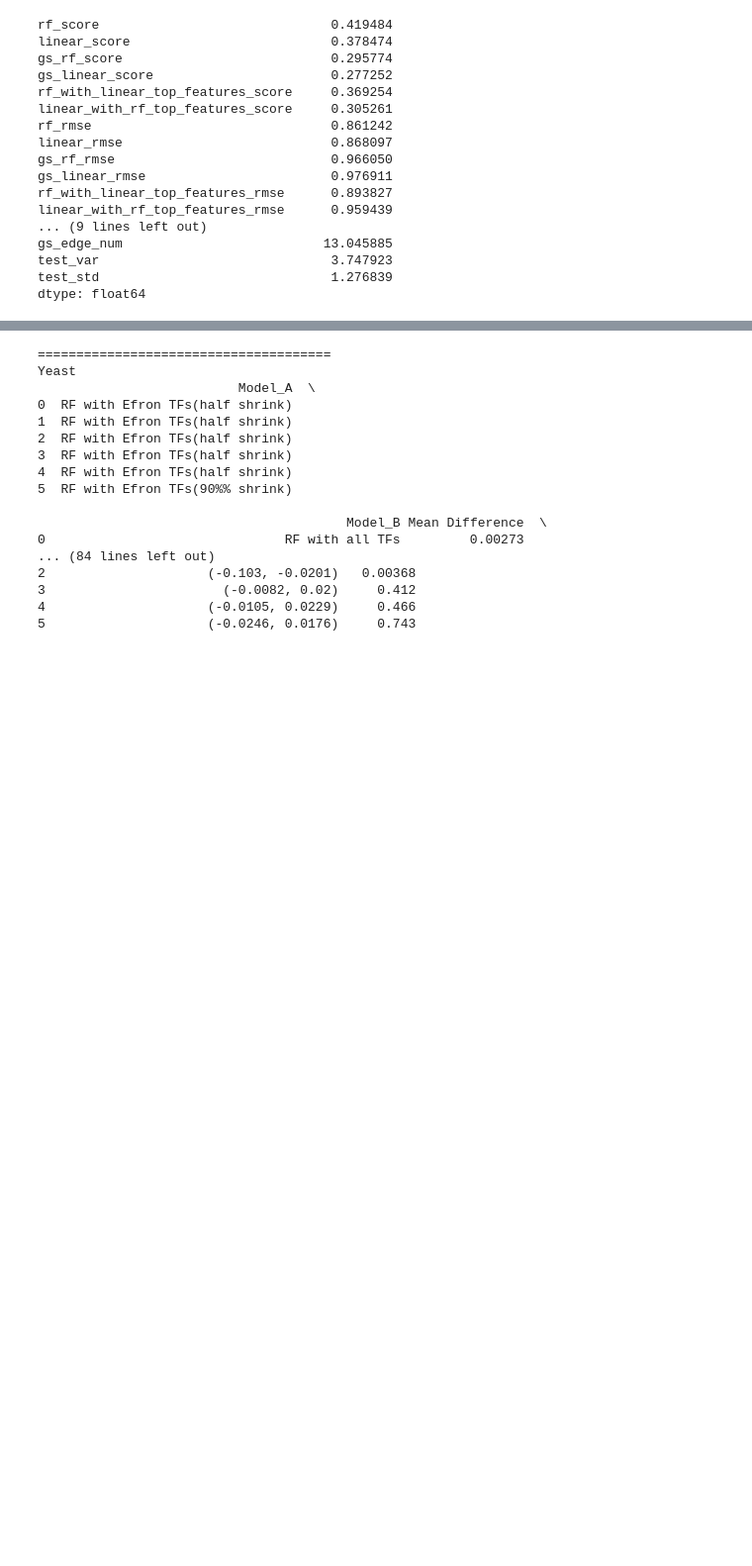
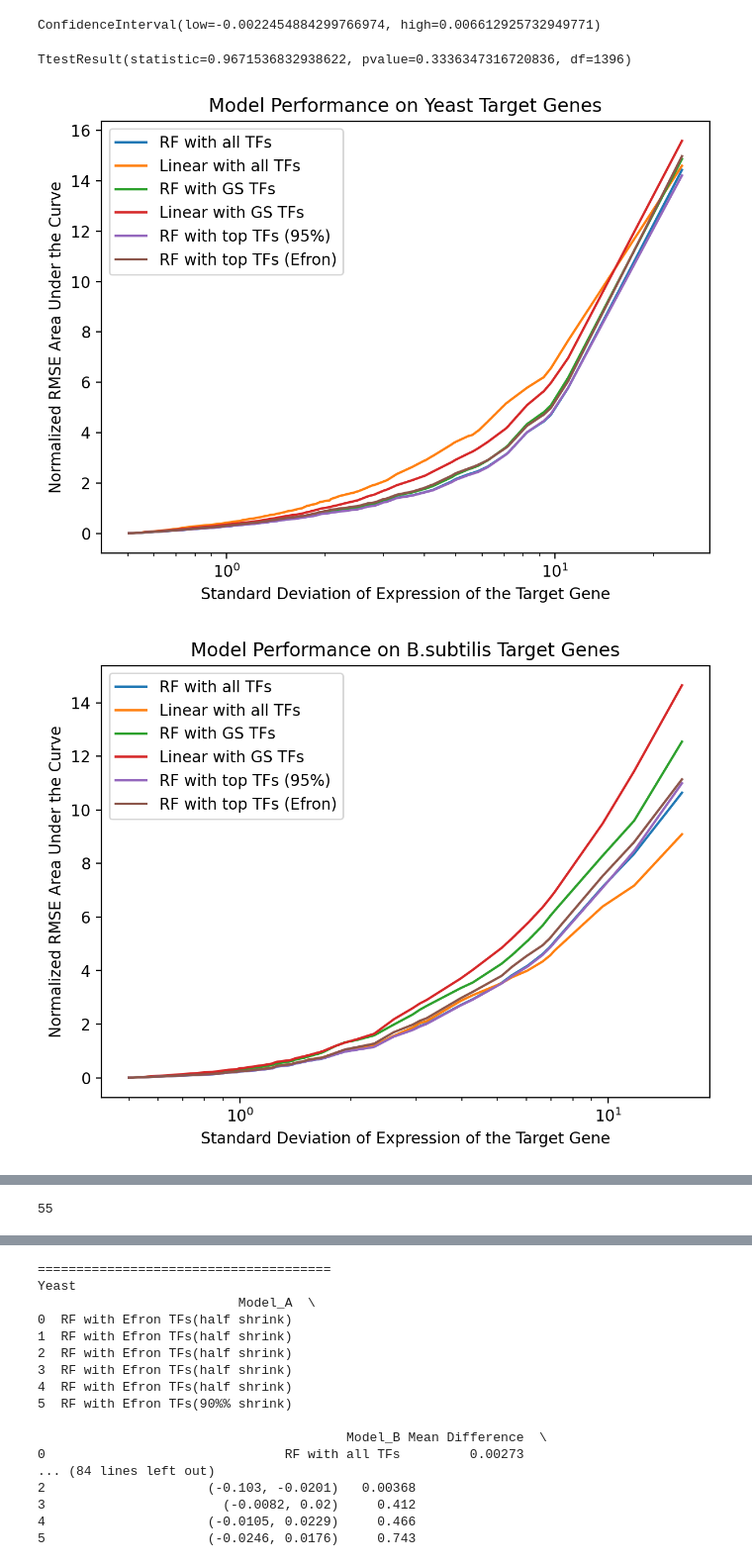
Before and after one commit to IcyFermion/feature_synergy, a Jupyter notebook: network_v_model/plot.ipynb, the cells around one changed output, grey strips where cells are left out. Shown at 99% size. Saved outputs shown, nothing was run; the diff lists cells and outputs as text; code cells hidden in the pictures; blank space fills up the shorter version.

```diff
--- a/network_v_model/plot.ipynb
+++ b/network_v_model/plot.ipynb
@@ -54,20 +57,0 @@ filtered_df_list = [res_df[res_df['test_std'] > 0.5] for res_df in res_df_list]
-# %%
-filtered_df_list[2].mean()
-# %% [output]
-rf_score                              0.419484
-linear_score                          0.378474
-gs_rf_score                           0.295774
-gs_linear_score                       0.277252
-rf_with_linear_top_features_score     0.369254
-linear_with_rf_top_features_score     0.305261
-rf_rmse                               0.861242
-linear_rmse                           0.868097
-gs_rf_rmse                            0.966050
-gs_linear_rmse                        0.976911
-rf_with_linear_top_features_rmse      0.893827
-linear_with_rf_top_features_rmse      0.959439
-... (9 lines left out)
-gs_edge_num                          13.045885
-test_var                              3.747923
-test_std                              1.276839
-dtype: float64
@@ -73,0 +78,30 @@ dtype: float64
+# %%
+res.confidence_interval()
+# %% [output]
+ConfidenceInterval(low=-0.0022454884299766974, high=0.006612925732949771)
+# %%
+res
+# %% [output]
+TtestResult(statistic=0.9671536832938622, pvalue=0.3336347316720836, df=1396)
+# %%
+for df, species_name in zip(res_df_list, species_names):
+
+    df = df.sort_values('test_std')
+    fig = plt.figure()
+    ax = fig.add_subplot(1, 1, 1)
+    ax.set_xscale('log')
+    x = df['test_std']
+
+    for model, model_name in zip(compare_list, compare_name_list):
+        y = df[model]
+        y_norm = y/x
+        auc = [np.trapz(y_norm[:i+1], x[:i+1]) for i in range(len(x))]
+        ax.plot(x, auc, label=model_name)
+    ax.set(xlabel='Standard Deviation of Expression of the Target Gene')
+    ax.set(ylabel='Normalized RMSE Area Under the Curve')
+    plt.title('Model Performance on '+ species_name +' Target Genes')
+    plt.legend()
+    plt.show()
+# %% [output]
+[figure, added]
+[figure, added]
@@ -73,0 +110,4 @@ dtype: float64
+# %%
+(df['rf_dynamic_efron_feature_num'] == 2010).sum()
+# %% [output]
+55
```
Also changed, not shown: parts of 9 cells of this notebook, 5 other files.
